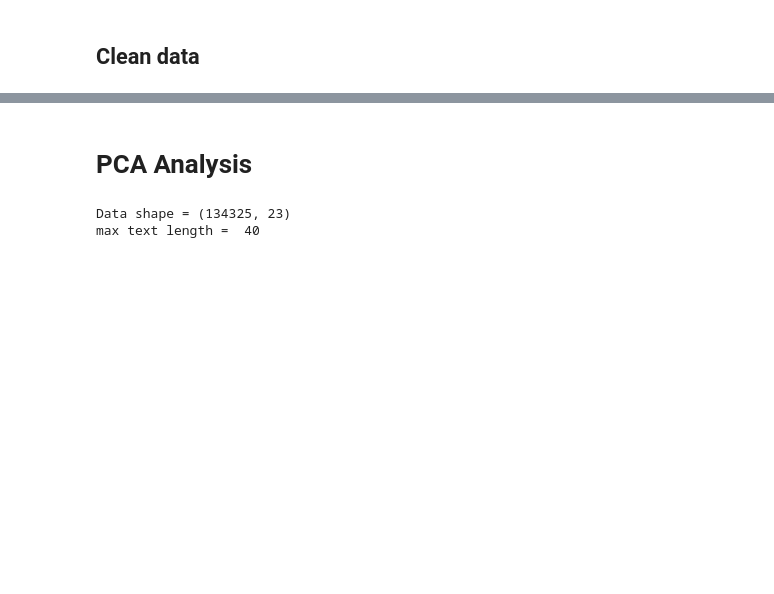
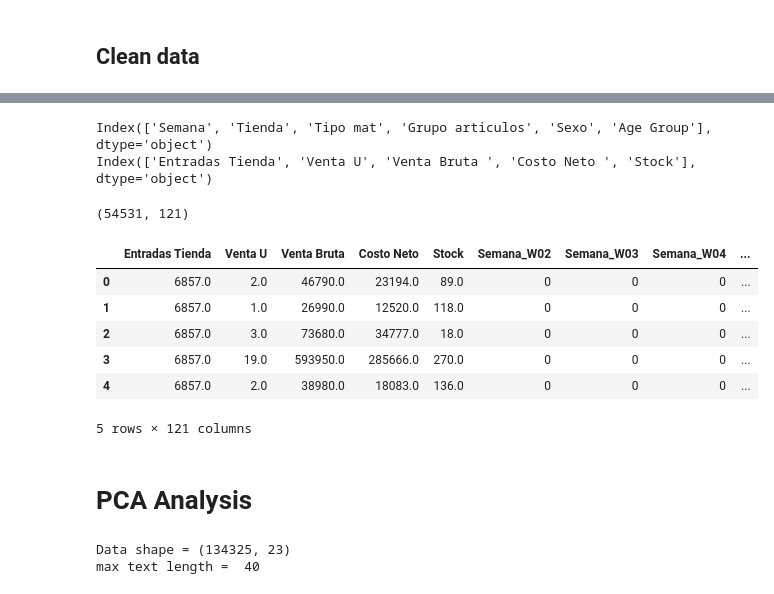
Before and after one commit to sagebhardt/forecast-AI-ynk, a Jupyter notebook: ML_forecast_YNK.ipynb, the cells around one changed output, grey strips where cells are left out. Cells and saved outputs as stored; diff of their text form; code cells hidden in the pictures; blank space fills up the shorter version.

```diff
--- a/ML_forecast_YNK.ipynb
+++ b/ML_forecast_YNK.ipynb
@@ -22,6 +46,2 @@ df.head()
 # %% [markdown]
 ## Clean data
-# %%
-#Delete last three columns
-df = df.drop(df.columns[[-1, -2, -3]], axis=1)
-df.head()
@@ -36,5 +47,0 @@ df.head()
-# %%
-newdf = df['COGS'].map(lambda x: str(x)[:-3])
-# Change the type of the column to float
-df['COGS'] = newdf
-df.head()
@@ -72,0 +64,33 @@ dtype: object
+# %%
+#split features into categorical and numerical
+categorical_features = df.select_dtypes(include=['object']).columns
+numerical_features = df.select_dtypes(exclude=['object']).columns
+
+print(categorical_features)
+print(numerical_features)
+# %% [output]
+Index(['Semana', 'Tienda', 'Tipo mat', 'Grupo articulos', 'Sexo', 'Age Group'], dtype='object')
+Index(['Entradas Tienda', 'Venta U', 'Venta Bruta ', 'Costo Neto ', 'Stock'], dtype='object')
+# %%
+df_cat = pd.get_dummies(df[categorical_features], drop_first = True, dummy_na = True)
+df_num = df[numerical_features]
+
+from sklearn.impute import SimpleImputer
+imp_num = SimpleImputer(missing_values=np.nan, strategy='constant', fill_value=0, verbose=1, copy=True)
+imp_num.fit(df_num)
+df_num = pd.DataFrame(imp_num.transform(df_num), columns = df_num.columns)
+
+df_binned = pd.concat([df_num, df_cat], axis = 1)
+
+print(df_binned.shape)
+
+df_binned.head()
+# %% [output]
+(54531, 121)
+|  | Entradas Tienda | Venta U | Venta Bruta | Costo Neto | Stock | Semana_W02 | Semana_W03 | Semana_W04 | ... |
+| 0 | 6857.0 | 2.0 | 46790.0 | 23194.0 | 89.0 | 0 | 0 | 0 | ... |
+| 1 | 6857.0 | 1.0 | 26990.0 | 12520.0 | 118.0 | 0 | 0 | 0 | ... |
+| 2 | 6857.0 | 3.0 | 73680.0 | 34777.0 | 18.0 | 0 | 0 | 0 | ... |
+| 3 | 6857.0 | 19.0 | 593950.0 | 285666.0 | 270.0 | 0 | 0 | 0 | ... |
+| 4 | 6857.0 | 2.0 | 38980.0 | 18083.0 | 136.0 | 0 | 0 | 0 | ... |
+5 rows × 121 columns
```
Also changed, not shown: parts of 16 cells of this notebook.
